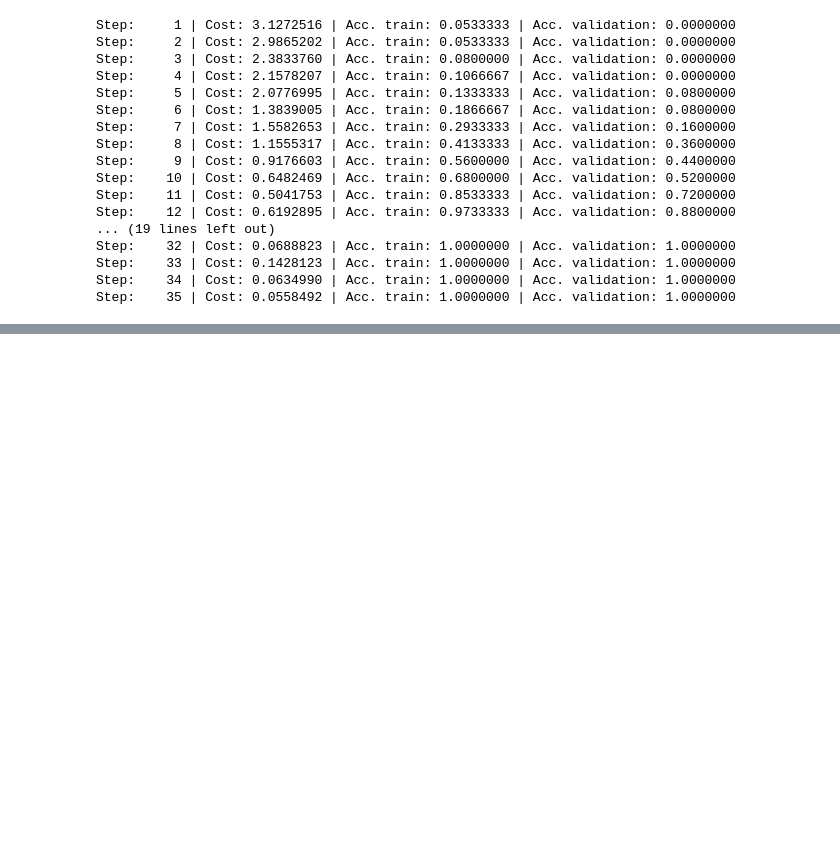
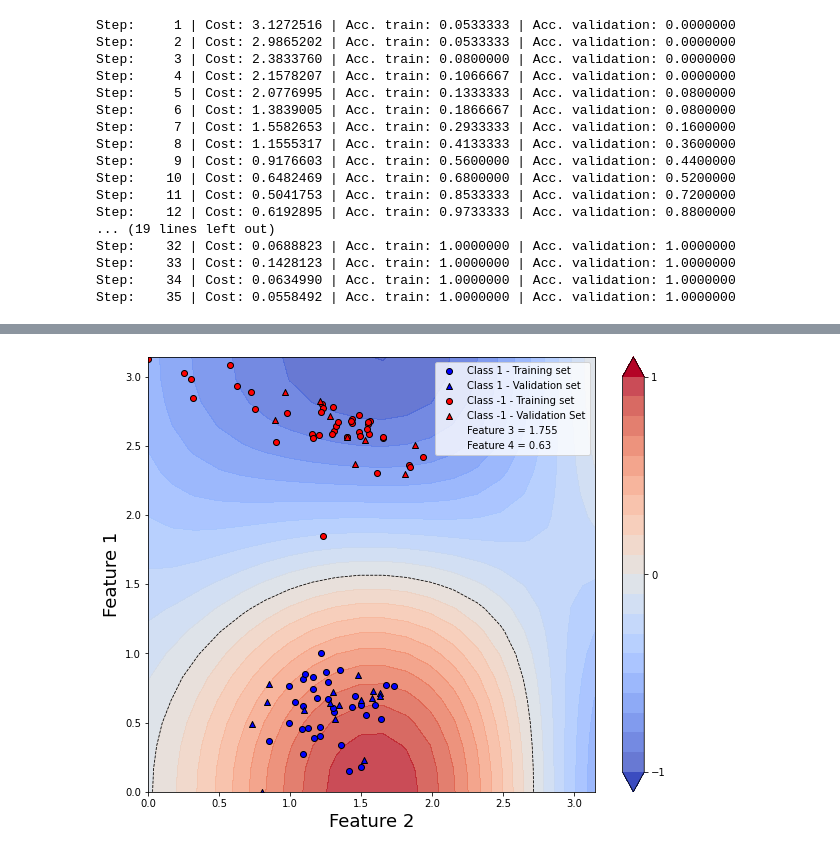
Before and after one commit to fran-scala/Intro_to_QC_beSharp, a Jupyter notebook: beSharp_2.ipynb, the cells around one changed output, grey strips where cells are left out. Cells and saved outputs as stored; diff of their text form; code cells hidden in the pictures; blank space fills up the shorter version.

```diff
--- a/beSharp_2.ipynb
+++ b/beSharp_2.ipynb
@@ -676,34 +680,36 @@ plt.show()
 # %%
 fig = plt.figure(figsize=(10,8))
-cm2 = plt.cm.coolwarm
+cm2 = plt.cm.coolwarm_r
 
 # Create grid points to show decision boundaries
 f3 = np.mean(Xnorm[:, 2])
 f4 = np.mean(Xnorm[:, 3])
 xx, yy = np.meshgrid(np.linspace(0.0, np.pi, 20), np.linspace(0.0, np.pi, 20))
 X_grid = [np.array([x, y, f3, f4]) for x, y in zip(xx.flatten(), yy.flatten())]
 
 predictions_grid = np.array([qnn(weights, inputs=x) + bias for x in X_grid])
 Z = np.reshape(predictions_grid, xx.shape)
 
 # Plot decision regions
 cnt = plt.contourf(xx, yy, Z, levels=np.arange(-1, 1.1, 0.1), cmap=cm2, alpha=0.8, extend="both")
 plt.contour(xx, yy, Z, levels=[0.0], colors=("black",), linestyles=("--",), linewidths=(0.8,))
 plt.colorbar(cnt, ticks=[-1, 0, 1])
 
 # Plot data
 # Iris class 1
 plt.scatter(X_train[:, 0][Y_train == 1], X_train[:, 1][Y_train == 1], c="b",marker="o", edgecolors="k", label="Class 1 - Training set")
 plt.scatter(X_val[:, 0][Y_val == 1], X_val[:, 1][Y_val == 1], c="b", marker="^", edgecolors="k", label="Class 1 - Validation set")
 
 # Iris class 2
 plt.scatter(X_train[:, 0][Y_train == -1], X_train[:, 1][Y_train == -1], c="r", marker="o", edgecolors="k", label="Class -1 - Training set")
 plt.scatter(X_val[:, 0][Y_val == -1], X_val[:, 1][Y_val == -1], c="r", marker="^", edgecolors="k", label="Class -1 - Validation Set")
 
 plt.plot([], [], lw = 0, label = f"Feature 3 = {np.round(f3,3)}")
 plt.plot([], [], lw = 0, label = f"Feature 4 = {np.round(f4,3)}")
 plt.ylabel("Feature 1", fontsize = 18)
 plt.xlabel("Feature 2", fontsize=18)
 
 plt.legend()
 plt.show()
+# %% [output]
+[figure, added]
```
Also changed, not shown: parts of 4 cells of this notebook, 2 other files.
